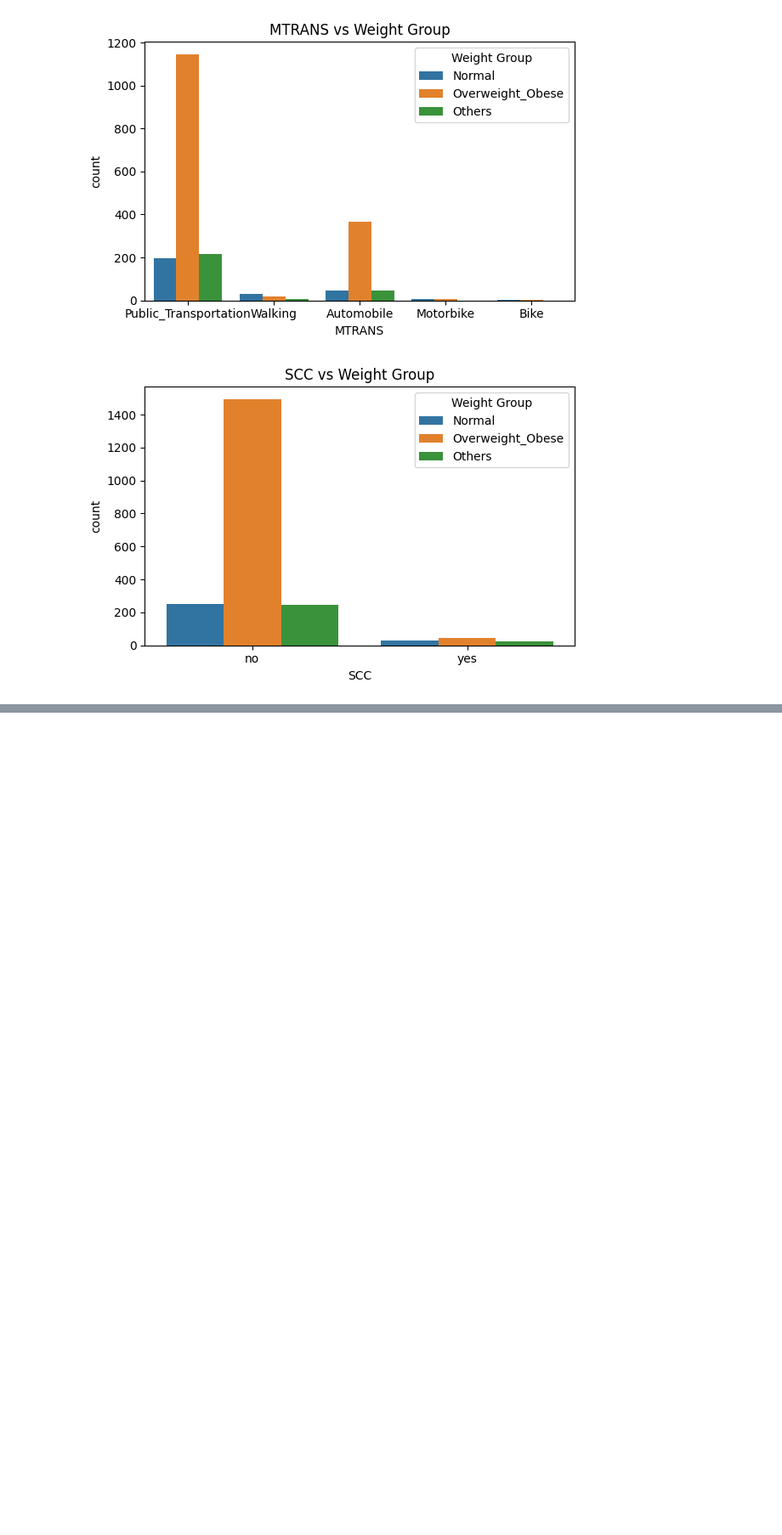
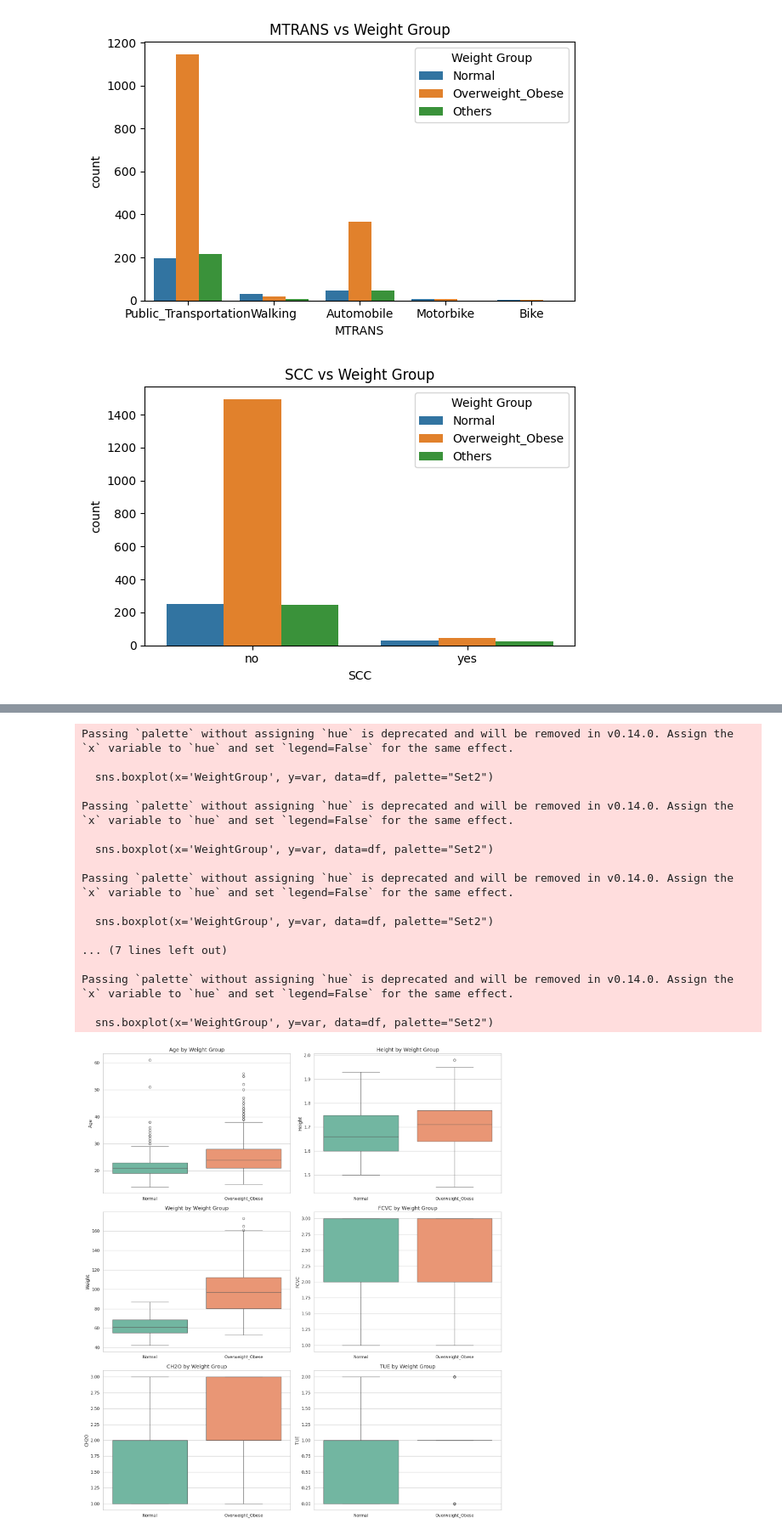
Before and after one commit to Eternalstar69/InsightFit, a Jupyter notebook: InsightFit.ipynb, the cells around one changed output, grey strips where cells are left out. Shown at 85% size. Saved outputs shown, nothing was run; the diff lists cells and outputs as text; code cells hidden in the pictures; blank space fills up the shorter version.

```diff
--- a/InsightFit.ipynb
+++ b/InsightFit.ipynb
@@ -324,0 +317,57 @@ Significant Chi-Square Test Results (p < 0.05):
+# %%
+# Required libraries
+import pandas as pd
+from scipy.stats import f_oneway
+import seaborn as sns
+import matplotlib.pyplot as plt
+
+# Load dataset
+df = pd.read_csv("InsightFit.csv")
+
+# Grouping by weight category
+def weight_group(cat):
+    if cat == 'Normal_Weight':
+        return 'Normal'
+    elif 'Overweight' in cat or 'Obesity' in cat:
+        return 'Overweight_Obese'
+    else:
+        return 'Others'
+
+df['WeightGroup'] = df['NObeyesdad'].apply(weight_group)
+df = df[df['WeightGroup'].isin(['Normal', 'Overweight_Obese'])]
+
+# Define numerical variables
+numerical_vars = ['Age', 'Height', 'Weight', 'FCVC', 'NCP', 'CH2O', 'FAF', 'TUE']
+
+# ANOVA test
+anova_results = []
+
+for var in numerical_vars:
+    groups = [group[var].values for name, group in df.groupby("WeightGroup")]
+    f_stat, p_val = f_oneway(*groups)
+    anova_results.append({
+        "Variable": var,
+        "F-statistic": round(f_stat, 3),
+        "p-value": round(p_val, 5)
+    })
+
+anova_df = pd.DataFrame(anova_results)
+significant_anova = anova_df[anova_df["p-value"] < 0.05]
+print("Significant ANOVA Results:\n", significant_anova)
+
+#  Boxplot for significant variables
+significant_vars = significant_anova['Variable'].tolist()
+
+sns.set(style="whitegrid")
+plt.figure(figsize=(16, 18))
+
+for i, var in enumerate(significant_vars, 1):
+    plt.subplot(3, 2, i)
+    sns.boxplot(x='WeightGroup', y=var, data=df, palette="Set2")
+    plt.title(f"{var} by Weight Group", fontsize=14)
+    plt.xlabel("")
+    plt.ylabel(var)
+
+plt.tight_layout()
+plt.show()
+# %% [output]
@@ -324,0 +382,18 @@ Significant Chi-Square Test Results (p < 0.05):
+Passing `palette` without assigning `hue` is deprecated and will be removed in v0.14.0. Assign the `x` variable to `hue` and set `legend=False` for the same effect.
+
+  sns.boxplot(x='WeightGroup', y=var, data=df, palette="Set2")
+
+Passing `palette` without assigning `hue` is deprecated and will be removed in v0.14.0. Assign the `x` variable to `hue` and set `legend=False` for the same effect.
+
+  sns.boxplot(x='WeightGroup', y=var, data=df, palette="Set2")
+
+Passing `palette` without assigning `hue` is deprecated and will be removed in v0.14.0. Assign the `x` variable to `hue` and set `legend=False` for the same effect.
+
+  sns.boxplot(x='WeightGroup', y=var, data=df, palette="Set2")
+
+... (7 lines left out)
+
+Passing `palette` without assigning `hue` is deprecated and will be removed in v0.14.0. Assign the `x` variable to `hue` and set `legend=False` for the same effect.
+
+  sns.boxplot(x='WeightGroup', y=var, data=df, palette="Set2")
+[figure, added]
```
Also changed, not shown: parts of 8 cells of this notebook.
